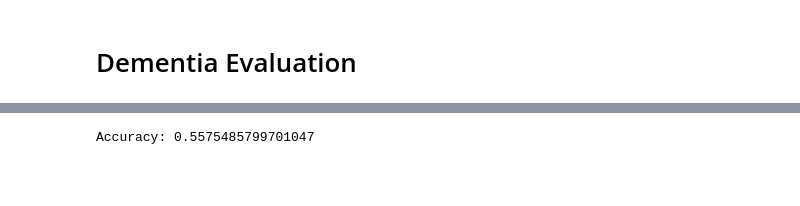
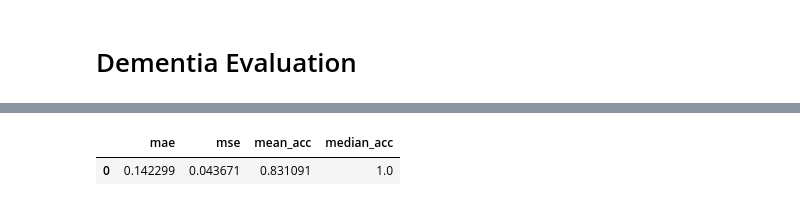
Before and after one commit to Cyb3rBlaze/CAIDM-Dementia, a Jupyter notebook: scripts/eval.ipynb, the cells around one changed output, grey strips where cells are left out. Drawn from its saved outputs; the diff is of its cells as text; code cells hidden in the pictures; blank space fills up the shorter version.

Commit message:
update eval.ipynb and add pretrained model

```diff
--- a/scripts/eval.ipynb
+++ b/scripts/eval.ipynb
@@ -40,18 +102,41 @@ logits = enc_model.predict(xs)
+# %%
+# --- Run prediction over all samples (takes some time, recommend to subsample the data...)
+logits = {'enc2': enc_model.predict(xs), 'dec2': dec_model.predict(xs)}
 # %%
 # --- Calculate metrics
-if type(logits) is dict:
-    logits = logits['lbl']
 
-# --- Binarize probability predictions using a 0.5 threshold
-pred = logits[2]
-pred[pred < 0.5] = 0
-pred[pred >= 0.5] = 1
+def classification(true, y_pred):
+    # --- Binarize probability predictions using a 0.5 threshold
+    pred = copy.deepcopy(y_pred)
+    pred[pred < 0.5] = 0
+    pred[pred >= 0.5] = 1
 
-df = pd.DataFrame()
-df['pred'] = np.squeeze(pred)
-df['true'] = np.squeeze(ys)
-df['corr'] = df['pred'] == df['true']
+    df = pd.DataFrame()
+    df['pred'] = np.squeeze(pred)
+    df['true'] = np.squeeze(true)
+    df['corr'] = df['pred'] == df['true']
 
-print("Accuracy:", df['corr'].mean())
+    return df
+
+
+def reconstruction(true, y_pred):
+    assert len(true) == len(y_pred)
+
+    df = pd.DataFrame()
+    df['mae'] = np.array([np.mean(abs(true - y_pred))])
+    df['mse'] = np.array([np.mean((true - y_pred)**2)])
+
+    return df
-# %% [output]
-Accuracy: 0.5575485799701047
+# %%
+# --- Reconstruction Accuracy
+df = reconstruction(xs[0:10], logits['dec2'][0:10])
+
+# --- Classification Accuracy
+acc = classification(ys, logits['enc2'])
+df['mean_acc'] = acc['corr'].mean()
+df['median_acc'] = np.median(acc['corr'])
+
+df
+# %% [output]
+|  | mae | mse | mean_acc | median_acc |
+| 0 | 0.142299 | 0.043671 | 0.831091 | 1.0 |
```
Also changed, not shown: parts of 12 cells of this notebook, 3 other files.
